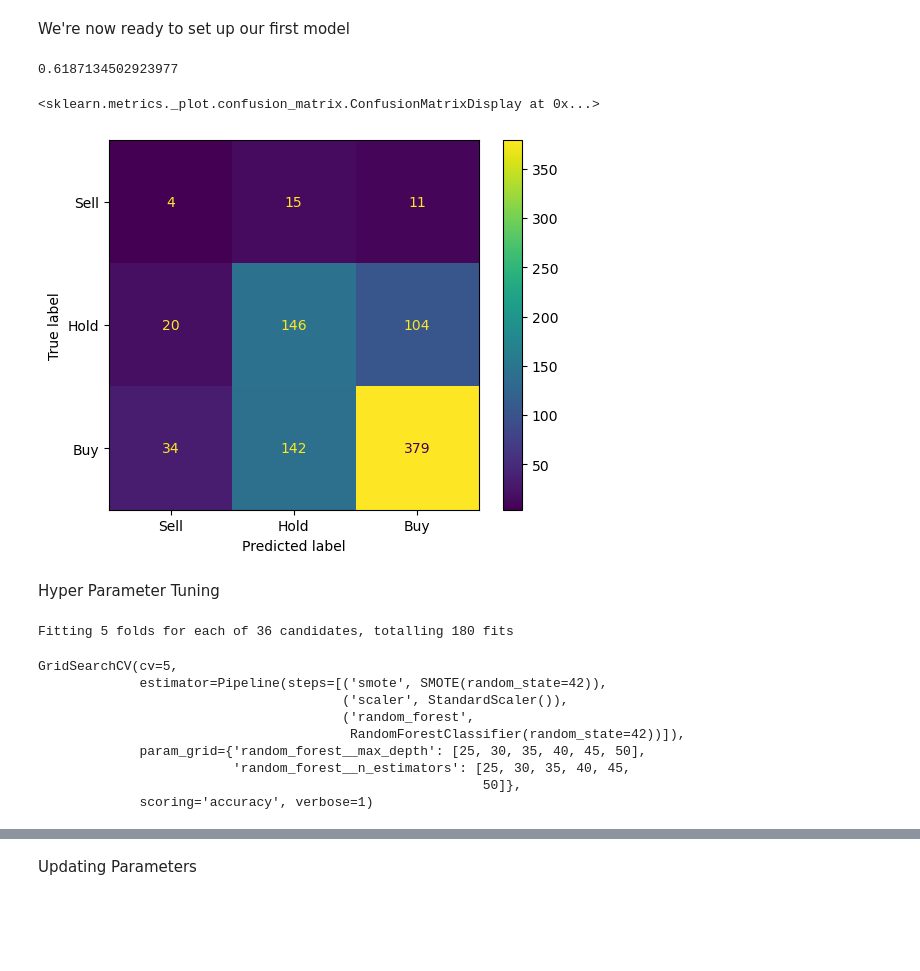
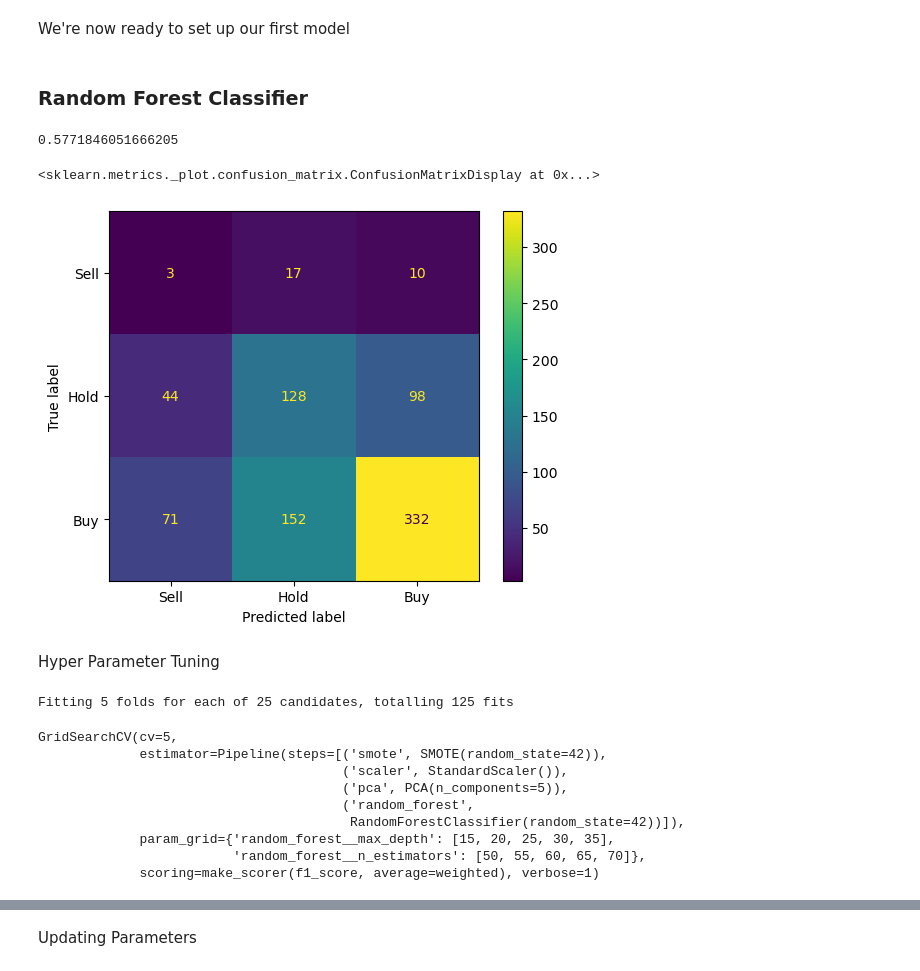
Before and after one commit to ChuckNadel/PredictingAnalystConsensus, a Jupyter notebook: ModelingNotebook.ipynb, the cells around one changed output, grey strips where cells are left out. Drawn from its saved outputs; the diff is of its cells as text; code cells hidden in the pictures; blank space fills up the shorter version.

```diff
--- a/ModelingNotebook.ipynb
+++ b/ModelingNotebook.ipynb
@@ -56,27 +91,34 @@ stock_data
 # %% [markdown]
 We're now ready to set up our first model
+# %% [markdown]
+### Random Forest Classifier
 # %%
-first_model_df = stock_data[['Ticker', 'TotalRevenue', 'NormEBITDA', 'ReturnOnAssets','ChangeNormEBITDA','ChangeRevenue','OperatingCashFlow','ChangeOCF','OverallRecommendation']]
-first_model_df.set_index('Ticker', inplace = True)
+modeling_df = stock_data[['Ticker', 'TotalRevenue', 'NormEBITDA', 'ReturnOnAssets','ChangeNormEBITDA','ChangeRevenue','OperatingCashFlow','ChangeOCF','OverallRecommendation']]
+modeling_df.set_index('Ticker', inplace = True)
 # %%
-X = first_model_df.drop(['OverallRecommendation'], axis = 1)
-y = first_model_df['OverallRecommendation']
+X = modeling_df.drop(['OverallRecommendation'], axis = 1)
+y = modeling_df['OverallRecommendation']
 X_train, X_test, y_train, y_test = train_test_split(X, y, test_size= 0.4, random_state= 42)
 # %%
+# Smote to address class imbalance
 smt = SMOTE(random_state = 42)
+# Scaling Data
 ss = StandardScaler()
+# Principal Component Analysis to address Multicolinearity
+pca = PCA(n_components = 5)
+# Instantiate Model, Pipeline
 rfc = RandomForestClassifier(random_state = 42)
-rfc_pipeline = Pipeline([('smote', smt),('scaler', ss),('random_forest',rfc)])
+rfc_pipeline = Pipeline([('smote', smt),('scaler', ss),('pca', pca),('random_forest', rfc)])
 # %%
 rfc_pipeline.fit(X_train, y_train)
 y_pred = rfc_pipeline.predict(X_test)
-accuracy = accuracy_score(y_test, y_pred)
-print(accuracy)
+f1 = f1_score(y_test, y_pred, average = 'weighted')
+print(f1)
 cm = confusion_matrix(y_true = y_test, y_pred = y_pred)
 ConfusionMatrixDisplay(cm, display_labels= ['Sell','Hold','Buy']).plot()
 # %% [output]
-0.6187134502923977
+0.5771846051666205
 <sklearn.metrics._plot.confusion_matrix.ConfusionMatrixDisplay at 0x...>
-[figure, old version]
+[figure, new version]
 # %% [markdown]
 Hyper Parameter Tuning
@@ -85,17 +128,17 @@ rfc_params = {'random_forest__max_depth': [25,30,35,40,45,50], 'random_forest__n
 # %%
-gs = GridSearchCV(rfc_pipeline, rfc_params, cv = 5, scoring = 'accuracy', verbose = 1)
+gs = GridSearchCV(rfc_pipeline, rfc_params, cv = 5, scoring = score, verbose = 1)
 gs.fit(X_train,y_train)
 # %% [output]
-Fitting 5 folds for each of 36 candidates, totalling 180 fits
+Fitting 5 folds for each of 25 candidates, totalling 125 fits
 GridSearchCV(cv=5,
              estimator=Pipeline(steps=[('smote', SMOTE(random_state=42)),
                                        ('scaler', StandardScaler()),
+                                       ('pca', PCA(n_components=5)),
                                        ('random_forest',
                                         RandomForestClassifier(random_state=42))]),
-             param_grid={'random_forest__max_depth': [25, 30, 35, 40, 45, 50],
-                         'random_forest__n_estimators': [25, 30, 35, 40, 45,
-                                                         50]},
-             scoring='accuracy', verbose=1)
+             param_grid={'random_forest__max_depth': [15, 20, 25, 30, 35],
+                         'random_forest__n_estimators': [50, 55, 60, 65, 70]},
+             scoring=make_scorer(f1_score, average=weighted), verbose=1)
 # %%
 gs.best_params_
 # %% [output]
```
Also changed, not shown: parts of 23 cells of this notebook, 1 other file.
